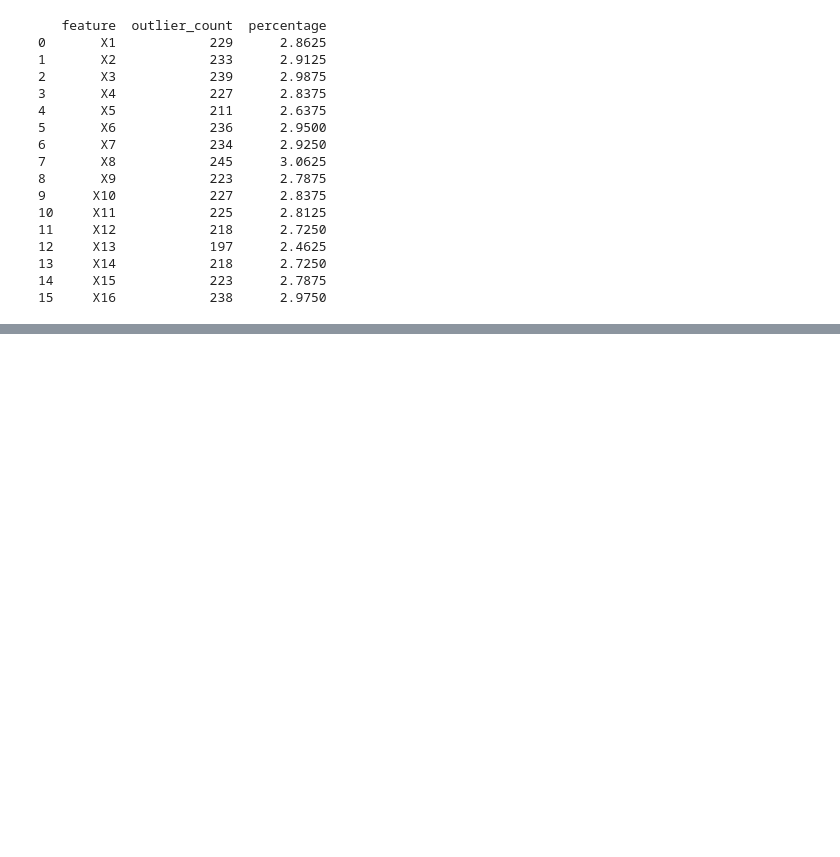
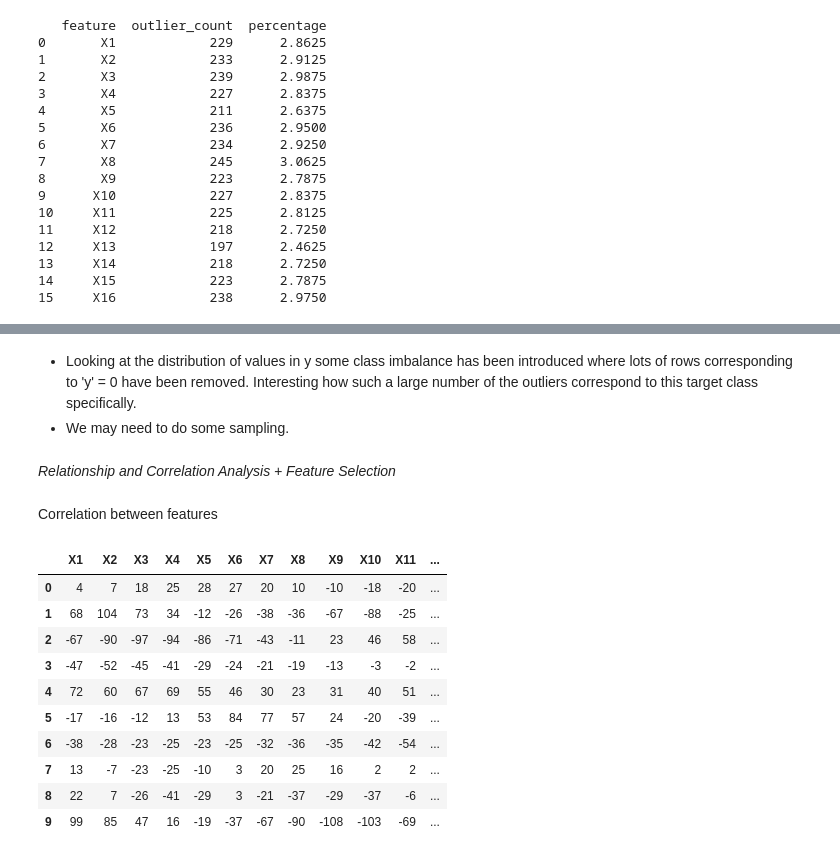
Before and after one commit to cameroncochrane/seizure_detection, a Jupyter notebook: notebooks/1_ESD_EDA.ipynb, the cells around one changed output, grey strips where cells are left out. Drawn from its saved outputs; the diff is of its cells as text; code cells hidden in the pictures; blank space fills up the shorter version.

```diff
--- a/notebooks/1_ESD_EDA.ipynb
+++ b/notebooks/1_ESD_EDA.ipynb
@@ -161,0 +178,22 @@ Not too many outliers present. Only ~3%
+# %% [markdown]
+- Looking at the distribution of values in y some class imbalance has been introduced where lots of rows corresponding to 'y' = 0 have been removed. Interesting how such a large number of the outliers correspond to this target class specifically.
+- We may need to do some sampling.
+# %% [markdown]
+*Relationship and Correlation Analysis + Feature Selection*
+# %% [markdown]
+Correlation between features
+# %%
+features = data.drop(['y'],axis=1)
+features.head(10)
+# %% [output]
+|  | X1 | X2 | X3 | X4 | X5 | X6 | X7 | X8 | X9 | X10 | X11 | ... |
+| 0 | 4 | 7 | 18 | 25 | 28 | 27 | 20 | 10 | -10 | -18 | -20 | ... |
+| 1 | 68 | 104 | 73 | 34 | -12 | -26 | -38 | -36 | -67 | -88 | -25 | ... |
+| 2 | -67 | -90 | -97 | -94 | -86 | -71 | -43 | -11 | 23 | 46 | 58 | ... |
+| 3 | -47 | -52 | -45 | -41 | -29 | -24 | -21 | -19 | -13 | -3 | -2 | ... |
+| 4 | 72 | 60 | 67 | 69 | 55 | 46 | 30 | 23 | 31 | 40 | 51 | ... |
+| 5 | -17 | -16 | -12 | 13 | 53 | 84 | 77 | 57 | 24 | -20 | -39 | ... |
+| 6 | -38 | -28 | -23 | -25 | -23 | -25 | -32 | -36 | -35 | -42 | -54 | ... |
+| 7 | 13 | -7 | -23 | -25 | -10 | 3 | 20 | 25 | 16 | 2 | 2 | ... |
+| 8 | 22 | 7 | -26 | -41 | -29 | 3 | -21 | -37 | -29 | -37 | -6 | ... |
+| 9 | 99 | 85 | 47 | 16 | -19 | -37 | -67 | -90 | -108 | -103 | -69 | ... |
```
Also changed, not shown: parts of 10 cells of this notebook.
